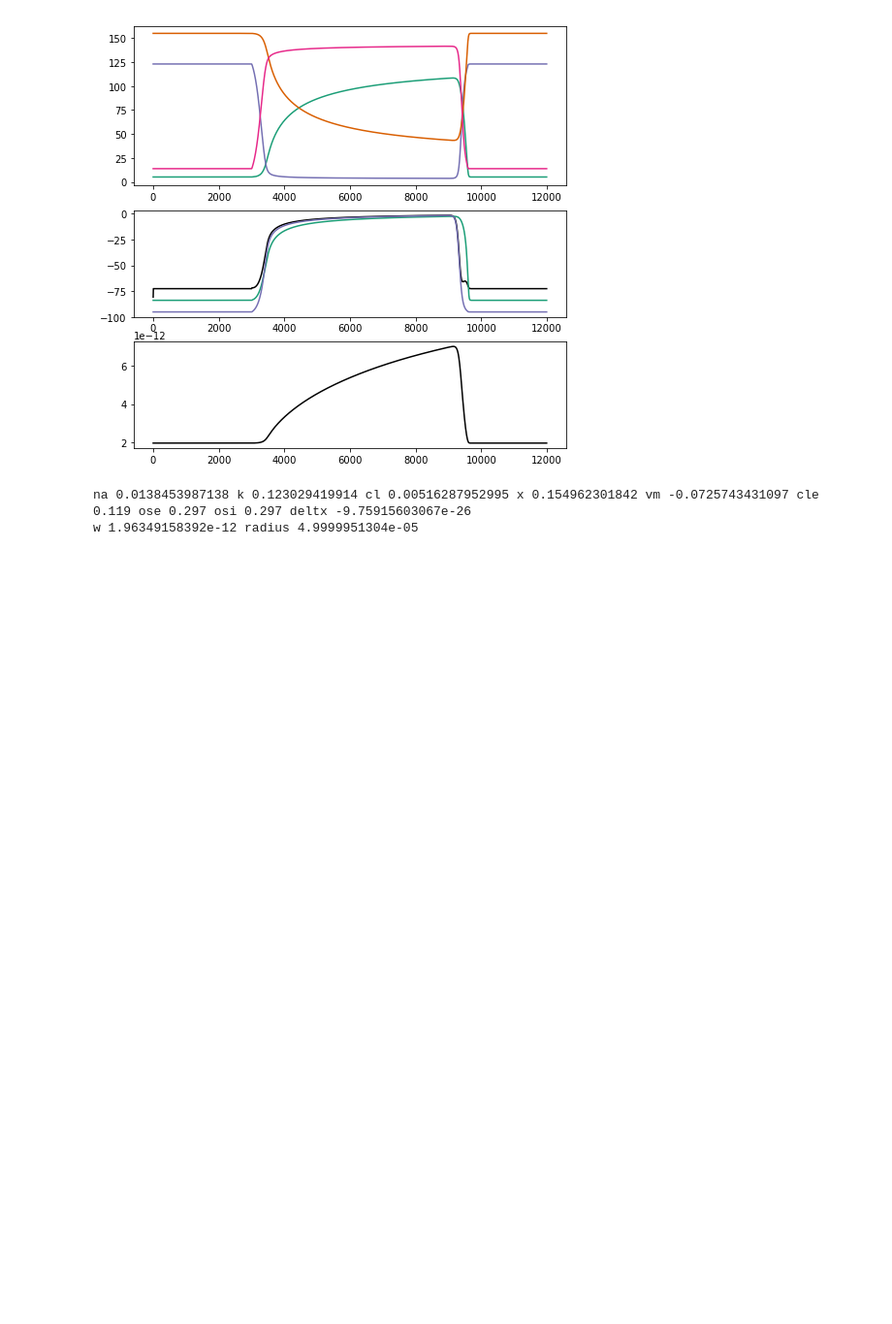
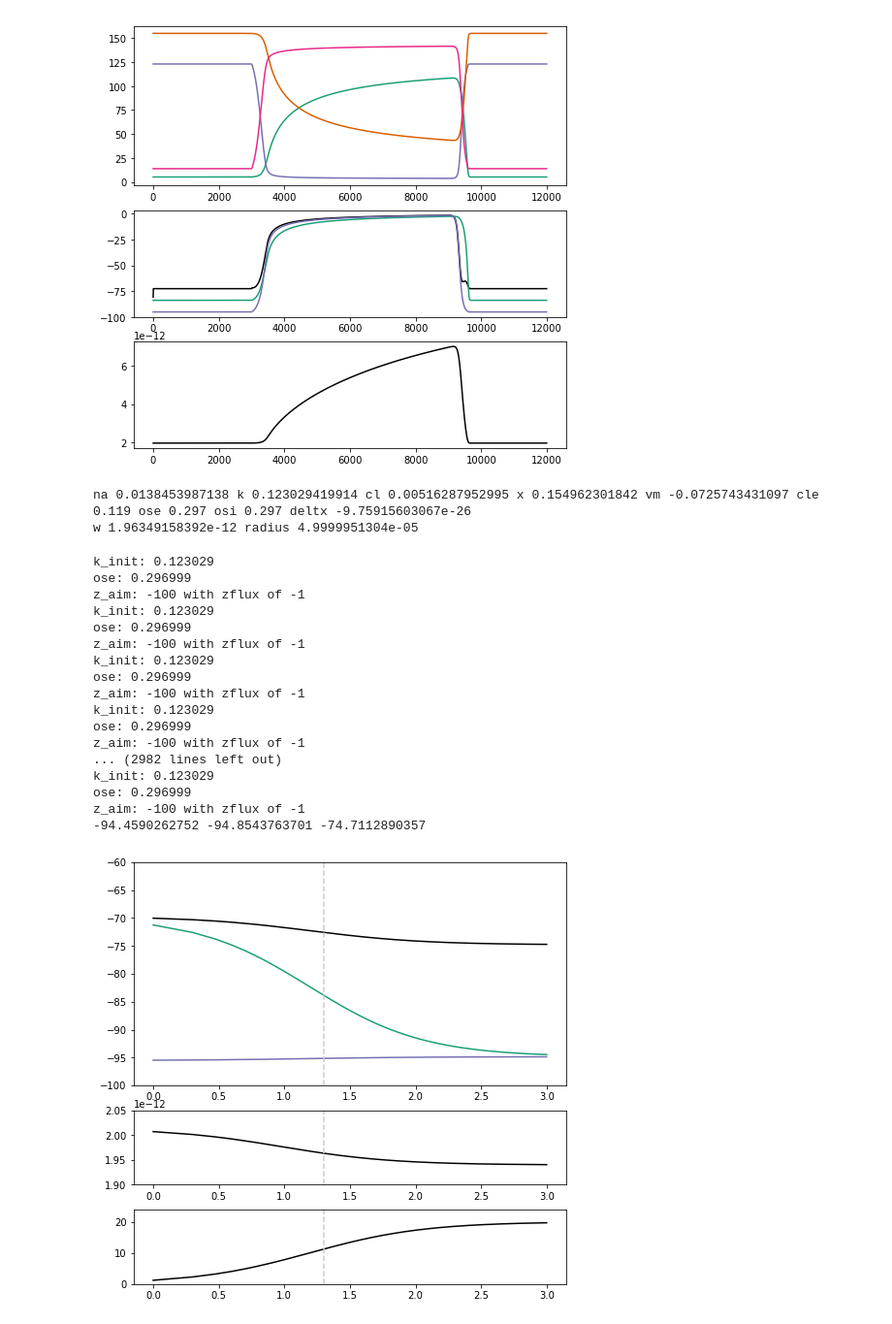
Before and after one commit to kiradust/model-of-neuronal-chloride-homeostasis, a Jupyter notebook: anions.ipynb, the cells around one changed output. Shown at 97% size. Drawn from its saved outputs; the diff is of its cells as text; code cells hidden in the pictures; blank space fills up the shorter version.

```diff
--- a/anions.ipynb
+++ b/anions.ipynb
@@ -435,9 +448,29 @@ w 1.96349158392e-12 radius 4.9999951304e-05
 # %%
 import figure_2or3
 #figure_2or3.f2a()
 #figure_2or3.f3a()
-#figure_2or3.f3b()
+figure_2or3.f3b()
 #figure_2or3.f3d()
+#figure_2or3.f3d()
+# %% [output]
+k_init: 0.123029
+ose: 0.296999
+z_aim: -100 with zflux of -1
+k_init: 0.123029
+ose: 0.296999
+z_aim: -100 with zflux of -1
+k_init: 0.123029
+ose: 0.296999
+z_aim: -100 with zflux of -1
+k_init: 0.123029
+ose: 0.296999
+z_aim: -100 with zflux of -1
+... (2982 lines left out)
+k_init: 0.123029
+ose: 0.296999
+z_aim: -100 with zflux of -1
+-94.4590262752 -94.8543763701 -74.7112890357
+[figure, added]
 # %%
 import fig4, fig5
 #fig4.f4a()
```
Also changed, not shown: parts of 4 cells of this notebook, 40 other files.
